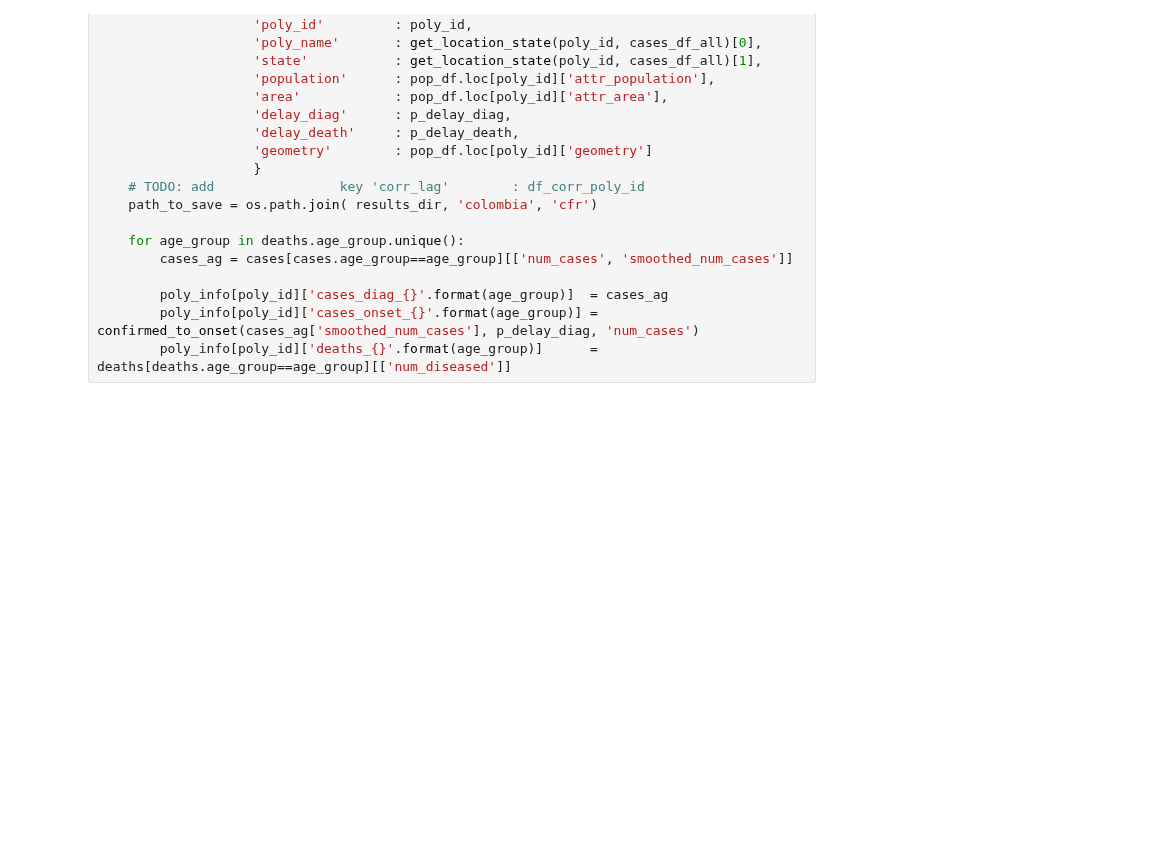
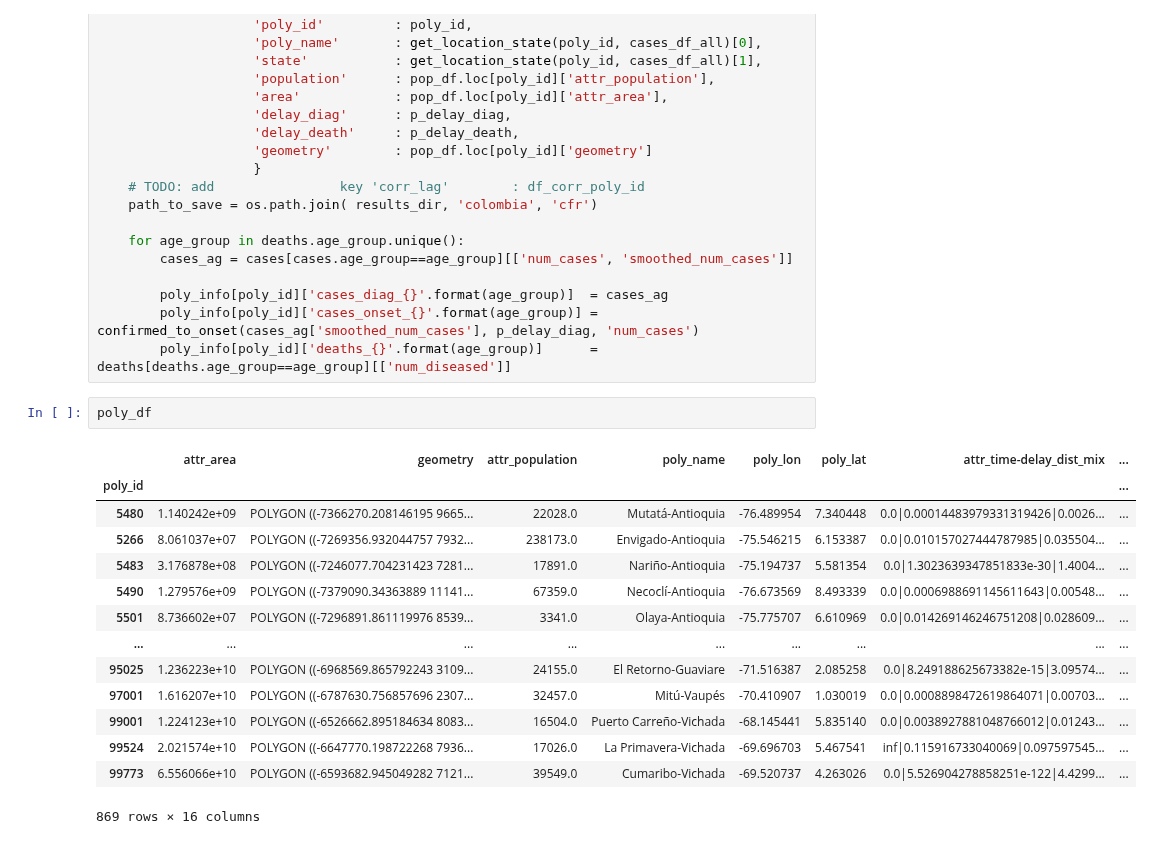
Before and after one commit to biomac-lab/covid19_forecast, a Jupyter notebook: prototypes/plots.ipynb, the cells around one changed output. Saved outputs shown, nothing was run; the diff lists cells and outputs as text; blank space fills up the shorter version.

```diff
--- a/prototypes/plots.ipynb
+++ b/prototypes/plots.ipynb
@@ -263,3 +263,20 @@ for idx, poly_id in tqdm(enumerate(cases_df.reset_index()['poly_id'].unique())):
         poly_info[poly_id]['cases_diag_{}'.format(age_group)]  = cases_ag
         poly_info[poly_id]['cases_onset_{}'.format(age_group)] = confirmed_to_onset(cases_ag['smoothed_num_cases'], p_delay_diag, 'num_cases')
         poly_info[poly_id]['deaths_{}'.format(age_group)]      = deaths[deaths.age_group==age_group][['num_diseased']]
+# %%
+poly_df
+# %% [output]
+|  | attr_area | geometry | attr_population | poly_name | poly_lon | poly_lat | attr_time-delay_dist_mix | ... |
+| poly_id |  |  |  |  |  |  |  | ... |
+| 5480 | 1.140242e+09 | POLYGON ((-7366270.208146195 9665... | 22028.0 | Mutatá-Antioquia | -76.489954 | 7.340448 | 0.0|0.00014483979331319426|0.0026... | ... |
+| 5266 | 8.061037e+07 | POLYGON ((-7269356.932044757 7932... | 238173.0 | Envigado-Antioquia | -75.546215 | 6.153387 | 0.0|0.010157027444787985|0.035504... | ... |
+| 5483 | 3.176878e+08 | POLYGON ((-7246077.704231423 7281... | 17891.0 | Nariño-Antioquia | -75.194737 | 5.581354 | 0.0|1.3023639347851833e-30|1.4004... | ... |
+| 5490 | 1.279576e+09 | POLYGON ((-7379090.34363889 11141... | 67359.0 | Necoclí-Antioquia | -76.673569 | 8.493339 | 0.0|0.0006988691145611643|0.00548... | ... |
+| 5501 | 8.736602e+07 | POLYGON ((-7296891.861119976 8539... | 3341.0 | Olaya-Antioquia | -75.775707 | 6.610969 | 0.0|0.014269146246751208|0.028609... | ... |
+| ... | ... | ... | ... | ... | ... | ... | ... | ... |
+| 95025 | 1.236223e+10 | POLYGON ((-6968569.865792243 3109... | 24155.0 | El Retorno-Guaviare | -71.516387 | 2.085258 | 0.0|8.249188625673382e-15|3.09574... | ... |
+| 97001 | 1.616207e+10 | POLYGON ((-6787630.756857696 2307... | 32457.0 | Mitú-Vaupés | -70.410907 | 1.030019 | 0.0|0.0008898472619864071|0.00703... | ... |
+| 99001 | 1.224123e+10 | POLYGON ((-6526662.895184634 8083... | 16504.0 | Puerto Carreño-Vichada | -68.145441 | 5.835140 | 0.0|0.0038927881048766012|0.01243... | ... |
+| 99524 | 2.021574e+10 | POLYGON ((-6647770.198722268 7936... | 17026.0 | La Primavera-Vichada | -69.696703 | 5.467541 | inf|0.115916733040069|0.097597545... | ... |
+| 99773 | 6.556066e+10 | POLYGON ((-6593682.945049282 7121... | 39549.0 | Cumaribo-Vichada | -69.520737 | 4.263026 | 0.0|5.526904278858251e-122|4.4299... | ... |
+869 rows × 16 columns
```
Also changed, not shown: parts of 7 cells of this notebook, 1 other file.
